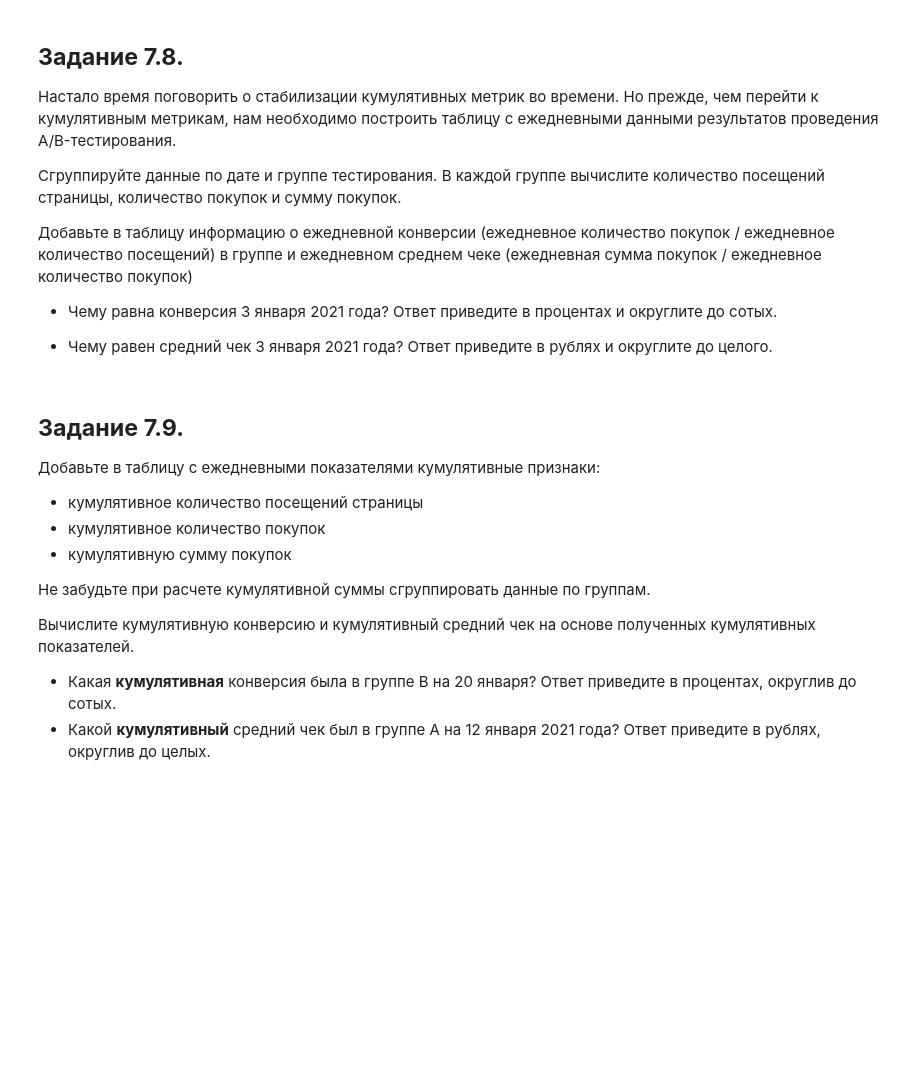
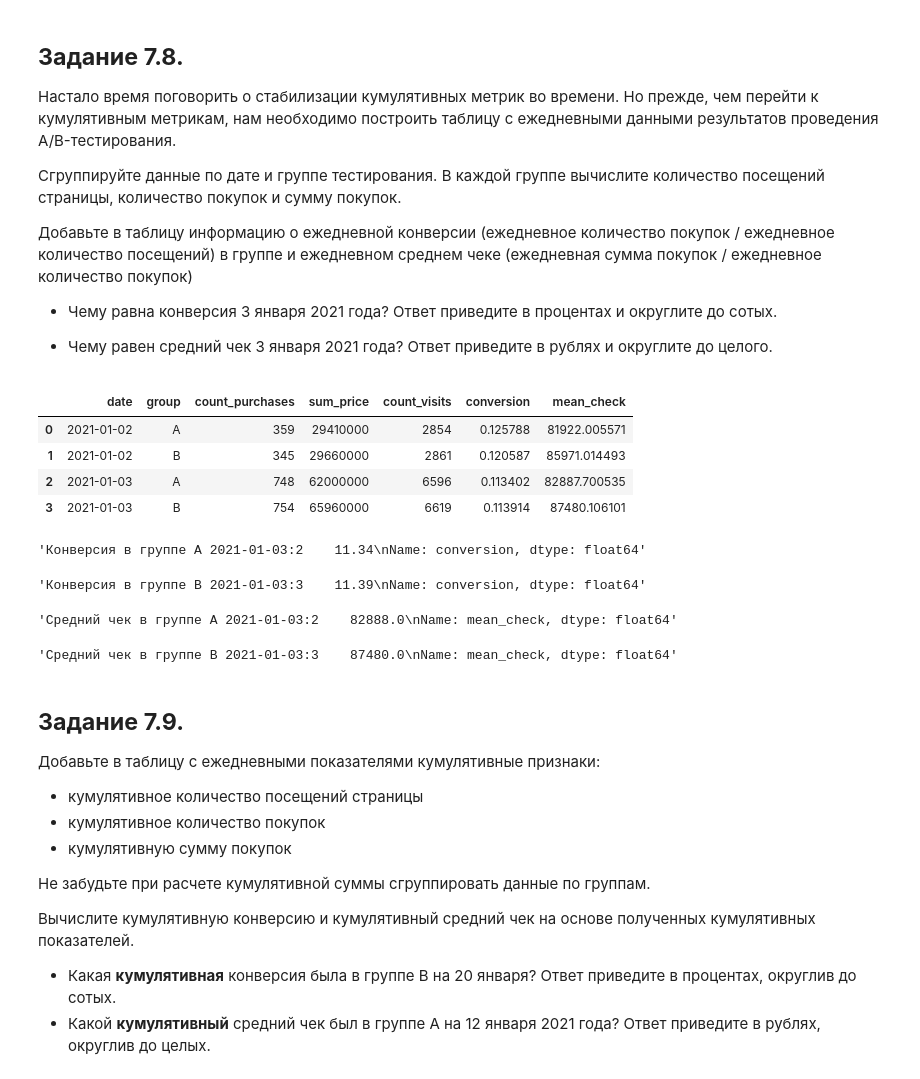
Before and after one commit to PoluboyarinovSI/SF_DataScience, a Jupyter notebook: Current_tasks/Template_EDA_5.ipynb, the cells around one changed output. Saved outputs shown, nothing was run; the diff lists cells and outputs as text; code cells hidden in the pictures; blank space fills up the shorter version.

```diff
--- a/Current_tasks/Template_EDA_5.ipynb
+++ b/Current_tasks/Template_EDA_5.ipynb
@@ -231,7 +240,33 @@ pv_data
 
 * Чему равен средний чек 3 января 2021 года? Ответ приведите в рублях и округлите до целого.
 # %%
-# ваш код здесь
+# Ответ на контрольный вопрос 7.8
+grouped_data_upd = updated_data.groupby(['date', 'group']).agg(
+    {'purchase':'sum', 'price':'sum', 'user_id':'count'}
+    ).reset_index().rename(
+        columns={'purchase':'count_purchases', 'price':'sum_price', 'user_id':'count_visits'}
+)
+
+grouped_data_upd['conversion'] = grouped_data_upd['count_purchases']/grouped_data_upd['count_visits']
+grouped_data_upd['mean_check'] = grouped_data_upd['sum_price']/grouped_data_upd['count_purchases']
+
+display(grouped_data_upd.head(4))
+
+display(f"Конверсия в группе А 2021-01-03:{round(grouped_data_upd[((grouped_data_upd['date']=='2021-01-03')&(grouped_data_upd['group']=='A'))]['conversion']*100, 2)}")
+display(f"Конверсия в группе B 2021-01-03:{round(grouped_data_upd[((grouped_data_upd['date']=='2021-01-03')&(grouped_data_upd['group']=='B'))]['conversion']*100, 2)}")
+
+display(f"Средний чек в группе А 2021-01-03:{round(grouped_data_upd[((grouped_data_upd['date']=='2021-01-03')&(grouped_data_upd['group']=='A'))]['mean_check'])}")
+display(f"Средний чек в группе B 2021-01-03:{round(grouped_data_upd[((grouped_data_upd['date']=='2021-01-03')&(grouped_data_upd['group']=='B'))]['mean_check'])}")
+# %% [output]
+|  | date | group | count_purchases | sum_price | count_visits | conversion | mean_check |
+| 0 | 2021-01-02 | A | 359 | 29410000 | 2854 | 0.125788 | 81922.005571 |
+| 1 | 2021-01-02 | B | 345 | 29660000 | 2861 | 0.120587 | 85971.014493 |
+| 2 | 2021-01-03 | A | 748 | 62000000 | 6596 | 0.113402 | 82887.700535 |
+| 3 | 2021-01-03 | B | 754 | 65960000 | 6619 | 0.113914 | 87480.106101 |
+'Конверсия в группе А 2021-01-03:2    11.34\nName: conversion, dtype: float64'
+'Конверсия в группе B 2021-01-03:3    11.39\nName: conversion, dtype: float64'
+'Средний чек в группе А 2021-01-03:2    82888.0\nName: mean_check, dtype: float64'
+'Средний чек в группе B 2021-01-03:3    87480.0\nName: mean_check, dtype: float64'
 # %% [markdown]
 ## **Задание 7.9.**
 
```
Also changed, not shown: parts of 4 cells of this notebook.
